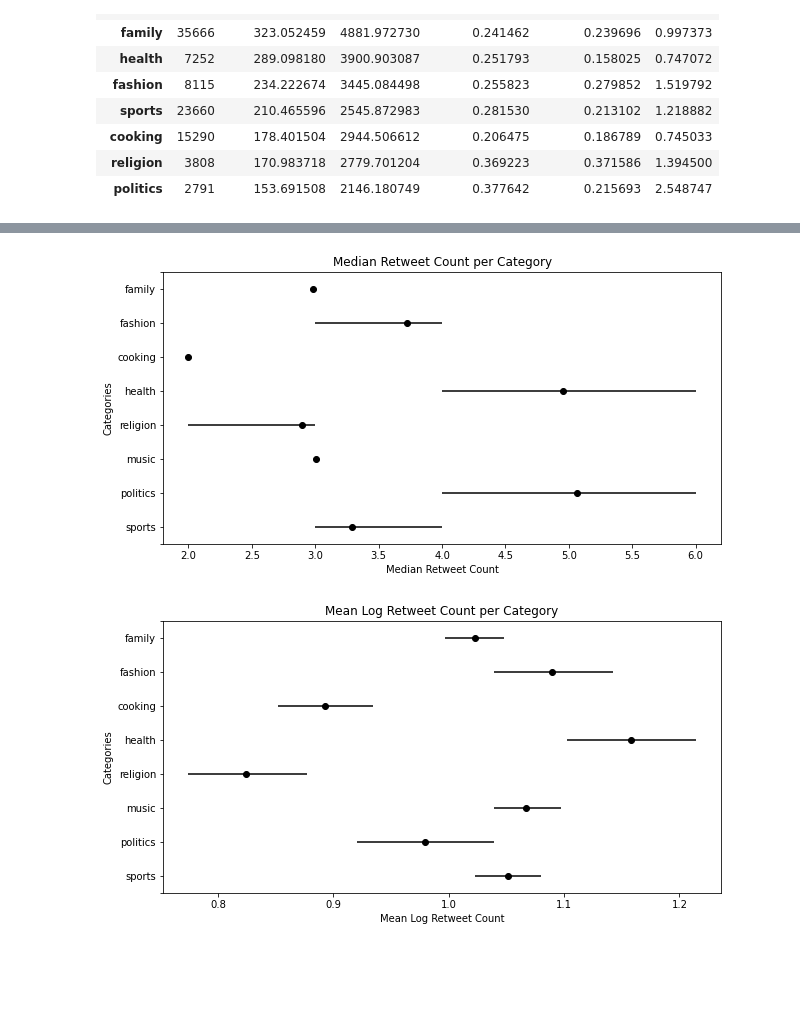
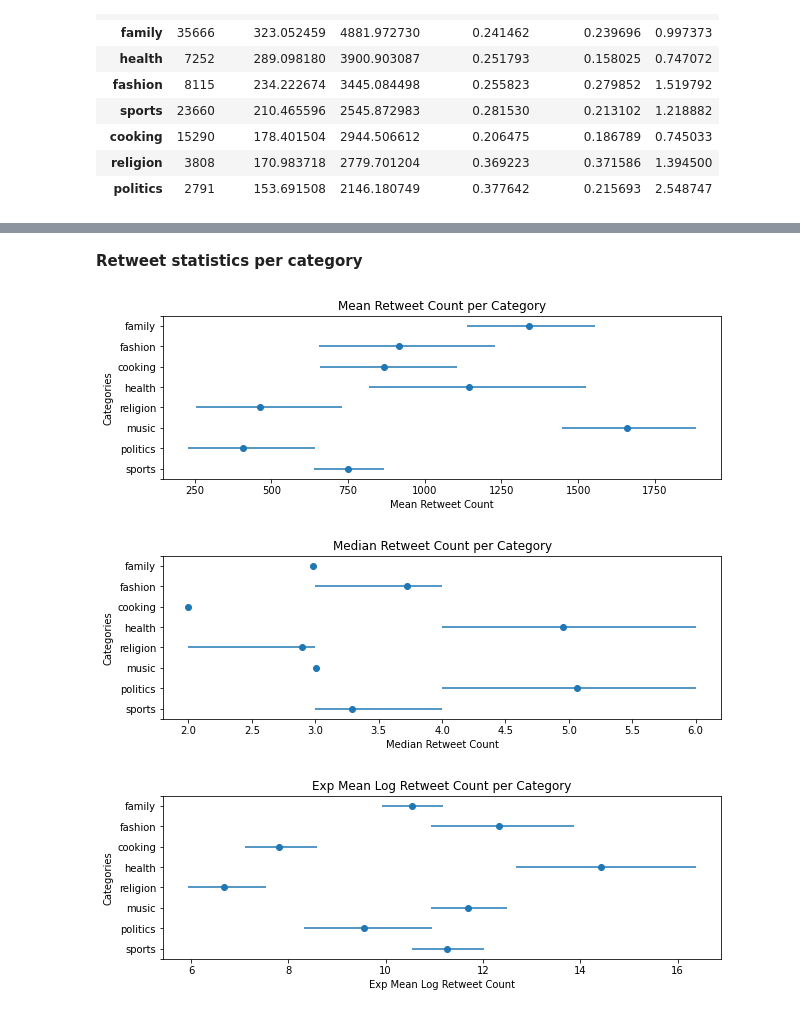
Before and after one commit to epfl-ada/ada-2020-project-milestone-p3-p3_musetti-adaletti, a Jupyter notebook: Creative_extension_analysis.ipynb, the cells around one changed output, grey strips where cells are left out. Saved outputs shown, nothing was run; the diff lists cells and outputs as text; code cells hidden in the pictures; blank space fills up the shorter version.

```diff
--- a/Creative_extension_analysis.ipynb
+++ b/Creative_extension_analysis.ipynb
@@ -1557,7 +1557,7 @@ Let's compute the category scores for each tweet, and then select the most proba
 # %%
 %%time
 categorized_dataset = 'Data/categorized_tweets.csv'
-load_df = False
+load_df = True
 
 if not os.path.isfile(categorized_dataset) or not load_df:
 
@@ -1747,8 +1813,14 @@ def show(statistic, feature, categories):
+# %% [markdown]
+**Retweet statistics per category**
+# %%
+show('mean', 'retweet_count')
+# %% [output]
+[figure, added]
 # %%
-show('median', 'retweet_count', CATEGORIES)
+show('median', 'retweet_count')
 # %% [output]
-[figure, old version]
+[figure, new version]
 # %%
-show('mean_log', 'retweet_count', CATEGORIES)
+show('exp_mean_log', 'retweet_count')
 # %% [output]
-[figure, old version]
+[figure, new version]
```
Also changed, not shown: parts of 29 cells of this notebook.
